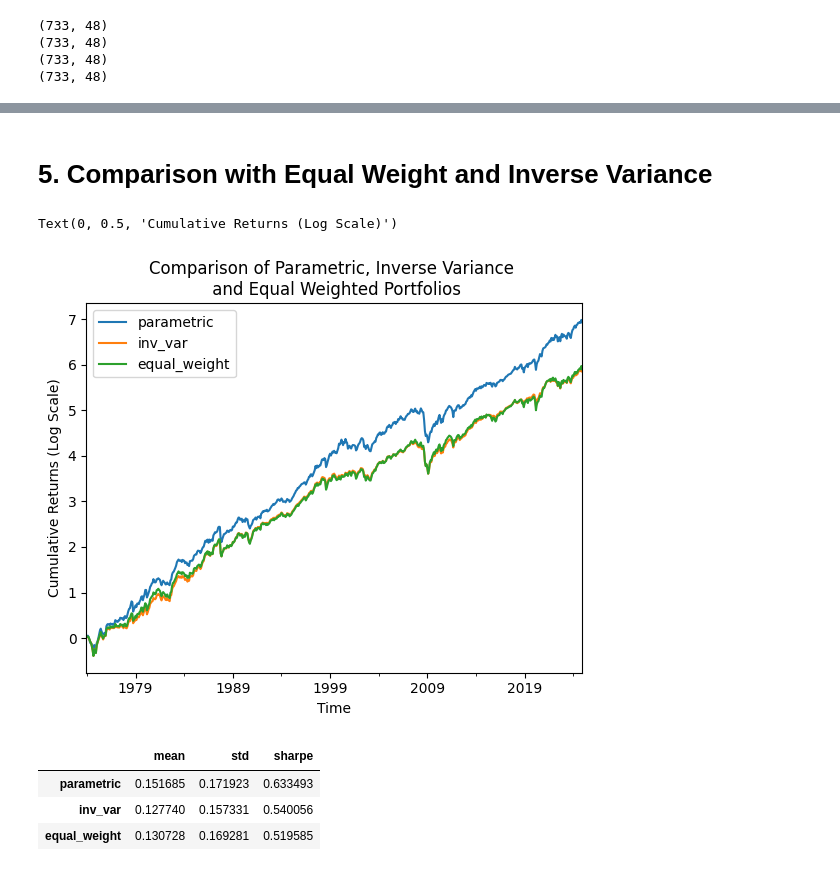
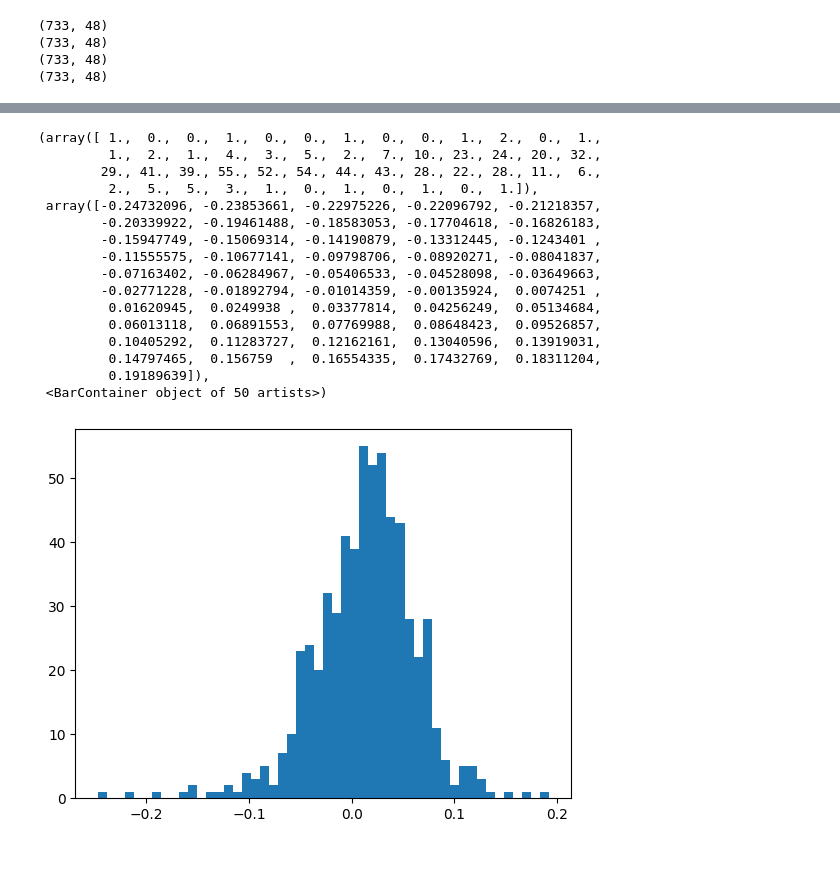
Before and after one commit to alessbressan/FINA60602A, a Jupyter notebook: project_2/Part_C.ipynb, the cells around one changed output, grey strips where cells are left out. Drawn from its saved outputs; the diff is of its cells as text; code cells hidden in the pictures.

```diff
--- a/project_2/Part_C.ipynb
+++ b/project_2/Part_C.ipynb
@@ -142,5 +138,5 @@ theta = np.array([-1.451, 3.606, 1.772])  # initial guess for theta
 # %%
 init = theta
-response = minimize(objective, x0=init, args=(characteristics, df, mkt_cap), method= 'SLSQP')
+response = minimize(objective, x0=theta, args=(characteristics, df, mkt_cap), method= 'SLSQP')
 response
 # %% [output]
@@ -158,6 +154,6 @@ response
 # %%
 # weights for the final period
-weights = mkt_cap.loc['1973-12-01']/ mkt_cap.loc['1973-12-01'].sum()  # current weights of market portfolio (our benchmark)
+weights = mkt_cap.loc['1963-12-01']/ mkt_cap.loc['1963-12-01'].sum()  # current weights of market portfolio (our benchmark)
 next_w = np.zeros(weights.shape)
 for i in range(len(weights)):
     next_w[i] = weights[i] + (response.x @ characteristics[-1,i,:]) / (np.count_nonzero(~np.isnan(characteristics[-1,:,:]))/3)
@@ -240 +225,5 @@ f_objective = []
+# %%
+x_hat = np.stack([mkt_cap_norm, be_over_me_norm, momentum_norm], axis= -1)
+w_bar = mkt_cap.loc['1974-01-01']/ mkt_cap.loc['1974-01-01'].sum()
+theta = response.x
 # %% [markdown]
@@ -242,4 +231,8 @@ f_objective = []
 # %%
+window_size = 119 # 10 years x 12 months - 1 (current observation) = 119 timesteps
+next_w = np.zeros(w_bar.shape[0])
+monthly_rets = []
+df_theta = pd.DataFrame(columns=['THETA1', 'THETA2', 'THETA3'])
 for t in tqdm(range(window_size+1, x_hat.shape[0]-1)):
     x_hat_subset = x_hat[t-window_size-1:t-1, :, :]  # characteristics for estimation period over [0,t-1]
     df_out_subset = df_out.iloc[t-window_size-1:t]  # returns for estimation period which is shifted by one period since we use previous period's characteristic's, so it is over [1, t]
@@ -248,8 +241,8 @@ for t in tqdm(range(window_size+1, x_hat.shape[0]-1)):
 
     # 1. Estimate Theta
     res = minimize(objective, x0=theta, args=(x_hat_subset, df_out_subset, mkt_cap_subset), method='SLSQP')
-    f_objective.append(res.fun)
     theta = res.x
+    df_theta.append(theta)
 
     # 2. Estimate Weights
     Nt = np.count_nonzero(~np.isnan(x_hat_subset[-1, :, :])) / 3  # number of assets which have non NA values for each characteristic.
@@ -267,4 +260,4 @@ for t in tqdm(range(window_size+1, x_hat.shape[0]-1)):
     # 4. Record Return
     monthly_rets.append(long_weights @ rets_clean)
 
-monthly_rets = pd.Series(monthly_rets, index = df_out.index[window_size+2:], dtype="float64")
+monthly_rets = pd.Series(monthly_rets, index = df_out.index[window_size+1:-1], dtype="float64")
@@ -279,2 +275,0 @@ sharpe: 0.6334928958900439
-# %% [markdown]
-# 5. Comparison with Equal Weight and Inverse Variance
@@ -317,20 +276,20 @@ for t in tqdm(range(window_size+1, df_out.shape[0]-1)):
-# %%
-backtest.loc[:, "parametric"] = monthly_rets
-np.log(np.cumprod(1 + backtest)).plot()
-plt.title("Comparison of Parametric, Inverse Variance \n and Equal Weighted Portfolios")
-plt.xlabel("Time")
-plt.ylabel("Cumulative Returns (Log Scale)")
-# %% [output]
-Text(0, 0.5, 'Cumulative Returns (Log Scale)')
-[figure, removed]
-# %%
-mean_rets = backtest.mean(axis = 0) * 12
-std_rets = backtest.std(axis = 0) * np.sqrt(12)
-sharpe_ratios = backtest.sub(rf, axis = 0).mean(axis = 0) * np.sqrt(12) / backtest.std(axis = 0)
-
-pd.DataFrame({"mean": mean_rets, "std": std_rets, "sharpe": sharpe_ratios})
-# %% [output]
-|  | mean | std | sharpe |
-| parametric | 0.151685 | 0.171923 | 0.633493 |
-| inv_var | 0.127740 | 0.157331 | 0.540056 |
-| equal_weight | 0.130728 | 0.169281 | 0.519585 |
+# %%
+plt.hist(monthly_rets, bins= 50)
+# %% [output]
+(array([ 1.,  0.,  0.,  1.,  0.,  0.,  1.,  0.,  0.,  1.,  2.,  0.,  1.,
+         1.,  2.,  1.,  4.,  3.,  5.,  2.,  7., 10., 23., 24., 20., 32.,
+        29., 41., 39., 55., 52., 54., 44., 43., 28., 22., 28., 11.,  6.,
+         2.,  5.,  5.,  3.,  1.,  0.,  1.,  0.,  1.,  0.,  1.]),
+ array([-0.24732096, -0.23853661, -0.22975226, -0.22096792, -0.21218357,
+        -0.20339922, -0.19461488, -0.18583053, -0.17704618, -0.16826183,
+        -0.15947749, -0.15069314, -0.14190879, -0.13312445, -0.1243401 ,
+        -0.11555575, -0.10677141, -0.09798706, -0.08920271, -0.08041837,
+        -0.07163402, -0.06284967, -0.05406533, -0.04528098, -0.03649663,
+        -0.02771228, -0.01892794, -0.01014359, -0.00135924,  0.0074251 ,
+         0.01620945,  0.0249938 ,  0.03377814,  0.04256249,  0.05134684,
+         0.06013118,  0.06891553,  0.07769988,  0.08648423,  0.09526857,
+         0.10405292,  0.11283727,  0.12162161,  0.13040596,  0.13919031,
+         0.14797465,  0.156759  ,  0.16554335,  0.17432769,  0.18311204,
+         0.19189639]),
+ <BarContainer object of 50 artists>)
+[figure, added]
```
Also changed, not shown: parts of 25 cells of this notebook, 1 other file.
